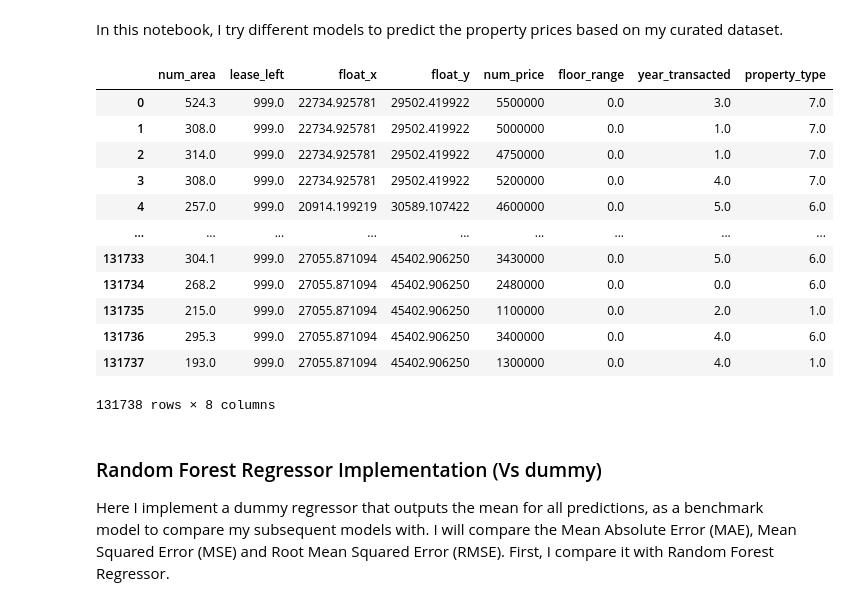
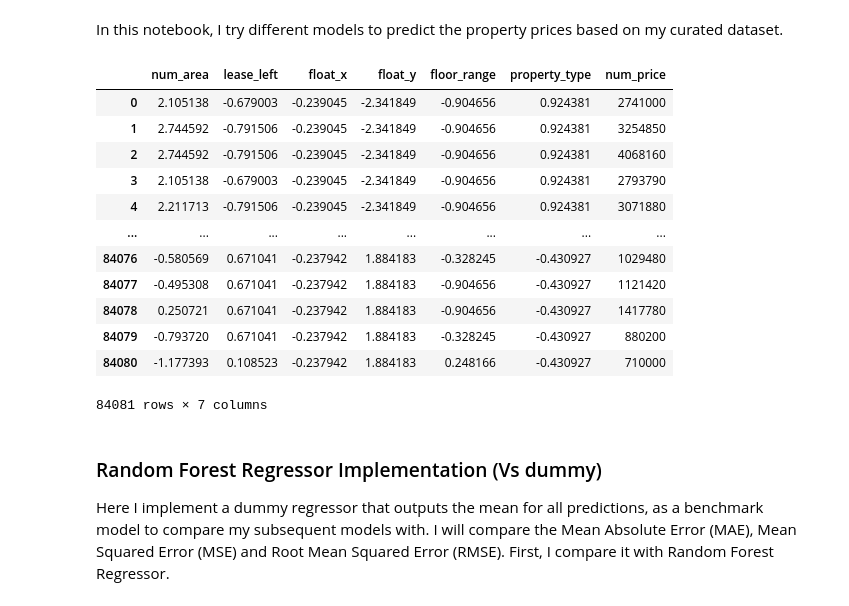
Before and after one commit to RoydonTay/Property-Price-Prediction, a Jupyter notebook: Model_selection_experimentation.ipynb, the cells around one changed output. Saved outputs shown, nothing was run; the diff lists cells and outputs as text; code cells hidden in the pictures.

```diff
--- a/Model_selection_experimentation.ipynb
+++ b/Model_selection_experimentation.ipynb
@@ -11,22 +11,22 @@ import seaborn as sns
 import warnings
 warnings.simplefilter(action='ignore', category=FutureWarning)
 # %%
-final_features = pd.read_pickle(r"C:\Users\Roydon\Desktop\Property Price Project\Final Project Code\Data\final_features.pkl")
+final_features = pd.read_pickle(r"Data\final_features.pkl")
 final_features
 # %% [output]
-|  | num_area | lease_left | float_x | float_y | num_price | floor_range | year_transacted | property_type |
-| 0 | 524.3 | 999.0 | 22734.925781 | 29502.419922 | 5500000 | 0.0 | 3.0 | 7.0 |
-| 1 | 308.0 | 999.0 | 22734.925781 | 29502.419922 | 5000000 | 0.0 | 1.0 | 7.0 |
-| 2 | 314.0 | 999.0 | 22734.925781 | 29502.419922 | 4750000 | 0.0 | 1.0 | 7.0 |
-| 3 | 308.0 | 999.0 | 22734.925781 | 29502.419922 | 5200000 | 0.0 | 4.0 | 7.0 |
-| 4 | 257.0 | 999.0 | 20914.199219 | 30589.107422 | 4600000 | 0.0 | 5.0 | 6.0 |
-| ... | ... | ... | ... | ... | ... | ... | ... | ... |
-| 131733 | 304.1 | 999.0 | 27055.871094 | 45402.906250 | 3430000 | 0.0 | 5.0 | 6.0 |
-| 131734 | 268.2 | 999.0 | 27055.871094 | 45402.906250 | 2480000 | 0.0 | 0.0 | 6.0 |
-| 131735 | 215.0 | 999.0 | 27055.871094 | 45402.906250 | 1100000 | 0.0 | 2.0 | 1.0 |
-| 131736 | 295.3 | 999.0 | 27055.871094 | 45402.906250 | 3400000 | 0.0 | 4.0 | 6.0 |
-| 131737 | 193.0 | 999.0 | 27055.871094 | 45402.906250 | 1300000 | 0.0 | 4.0 | 1.0 |
+|  | num_area | lease_left | float_x | float_y | floor_range | property_type | num_price |
+| 0 | 2.105138 | -0.679003 | -0.239045 | -2.341849 | -0.904656 | 0.924381 | 2741000 |
+| 1 | 2.744592 | -0.791506 | -0.239045 | -2.341849 | -0.904656 | 0.924381 | 3254850 |
+| 2 | 2.744592 | -0.791506 | -0.239045 | -2.341849 | -0.904656 | 0.924381 | 4068160 |
+| 3 | 2.105138 | -0.679003 | -0.239045 | -2.341849 | -0.904656 | 0.924381 | 2793790 |
+| 4 | 2.211713 | -0.791506 | -0.239045 | -2.341849 | -0.904656 | 0.924381 | 3071880 |
+| ... | ... | ... | ... | ... | ... | ... | ... |
+| 84076 | -0.580569 | 0.671041 | -0.237942 | 1.884183 | -0.328245 | -0.430927 | 1029480 |
+| 84077 | -0.495308 | 0.671041 | -0.237942 | 1.884183 | -0.904656 | -0.430927 | 1121420 |
+| 84078 | 0.250721 | 0.671041 | -0.237942 | 1.884183 | -0.904656 | -0.430927 | 1417780 |
+| 84079 | -0.793720 | 0.671041 | -0.237942 | 1.884183 | -0.328245 | -0.430927 | 880200 |
+| 84080 | -1.177393 | 0.108523 | -0.237942 | 1.884183 | 0.248166 | -0.430927 | 710000 |
-131738 rows × 8 columns
+84081 rows × 7 columns
 # %%
 from sklearn.model_selection import train_test_split
 
```
Also changed, not shown: parts of 12 cells of this notebook, 4 other files.
